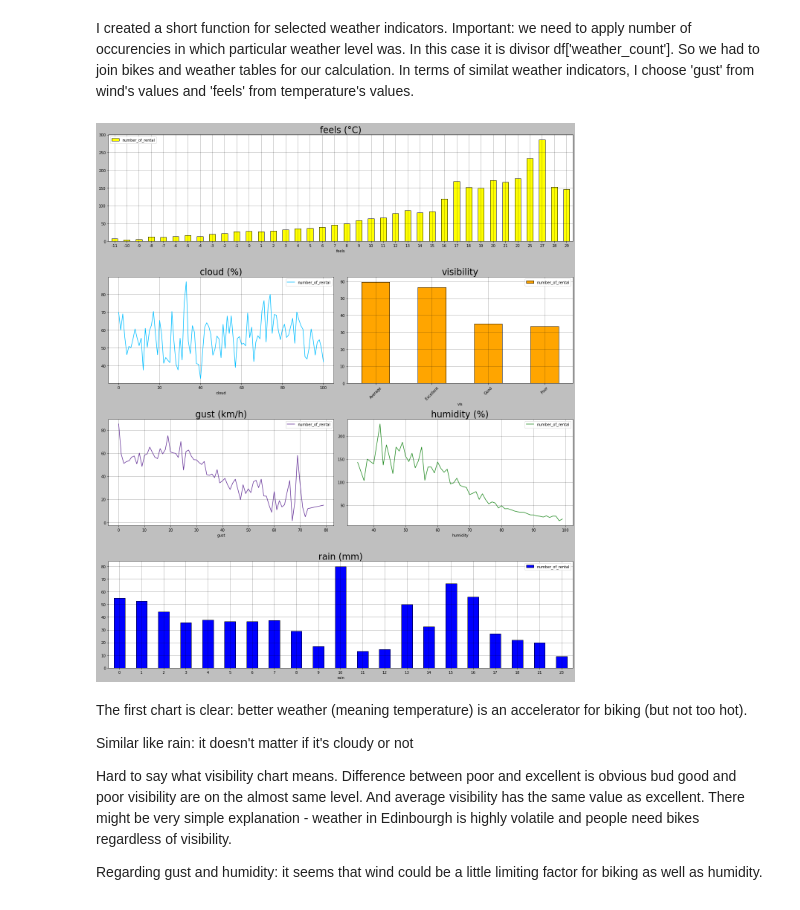
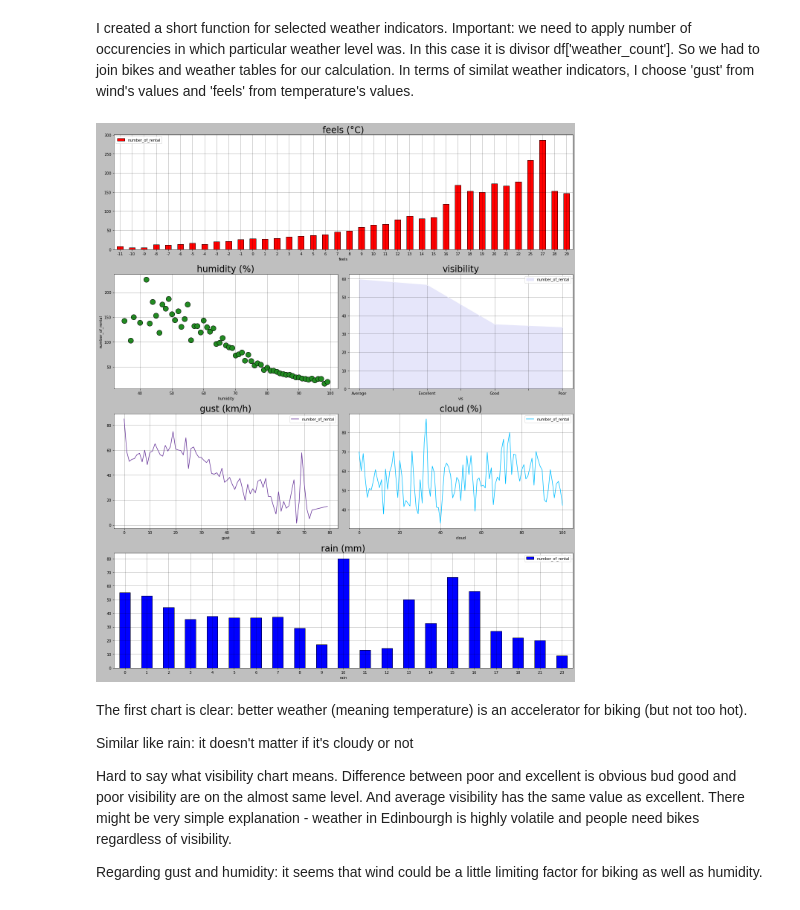
Before and after one commit to carlos108108/Just_Eat_Cycles_project, a Jupyter notebook: Edinburgh.ipynb, the cells around one changed output. Cells and saved outputs as stored; diff of their text form; code cells hidden in the pictures.

```diff
--- a/Edinburgh.ipynb
+++ b/Edinburgh.ipynb
@@ -267,40 +268,41 @@ def weather_table(variable:str):
     df1 = (e_weather_df.query("date > '2018-09-14'")
            .groupby(variable).count()[['time']]
            .rename(columns={'time': 'weather_count'}))
     df2 = final_df.groupby(variable).count()[['index']].rename(columns={'index': 'final_df_count'})
     df = df1.join(df2)
     df['number_of_rental'] = df['final_df_count'] / df['weather_count']
     return df
 
 fig = plt.figure(figsize=(18,21))
 ax1 = plt.subplot2grid( (4,4), (0,0), colspan=4 )
 ax2 = plt.subplot2grid( (4,4), (1,0), colspan=2 )
 ax3 = plt.subplot2grid( (4,4), (1,2), colspan=2 )
 ax4 = plt.subplot2grid( (4,4), (2,0), colspan=2 )
 ax5 = plt.subplot2grid( (4,4), (2,2), colspan=2 )
 ax6 = plt.subplot2grid( (4,4), (3,0), colspan=4 )
 
 
 weather_table('gust')[['number_of_rental']].plot.line(color='rebeccapurple', ax=ax4);
 weather_table('rain')[['number_of_rental']].plot.bar(rot=0, color='blue', edgecolor='k', ax=ax6);
-weather_table('humidity')[['number_of_rental']].plot.line(color='forestgreen', ax=ax5);
-weather_table('vis')[['number_of_rental']].plot.bar(rot=45, color='orange', edgecolor='k', ax=ax3);
-weather_table('feels')[['number_of_rental']].plot.bar(rot=0, color='yellow', edgecolor='k', ax=ax1);
-weather_table('cloud')[['number_of_rental']].plot.line(color='deepskyblue', ax=ax2);
+(weather_table('humidity').assign(humidity=weather_table('humidity').index)
+.plot.scatter('humidity', 'number_of_rental', s=200, edgecolor='k', color='forestgreen', ax=ax2));
+weather_table('vis')[['number_of_rental']].plot.area(color='lavender',  ax=ax3);
+weather_table('feels')[['number_of_rental']].plot.bar(rot=0, color='r', edgecolor='k', ax=ax1);
+weather_table('cloud')[['number_of_rental']].plot.line(color='deepskyblue', ax=ax5);
 
 ax4.set_title(label='gust (km/h)', fontsize=24);
-ax5.set_title(label='humidity (%)', fontsize=24);
+ax2.set_title(label='humidity (%)', fontsize=24);
 ax6.set_title(label='rain (mm)', fontsize = 24);
 ax3.set_title(label='visibility', fontsize = 24);
 ax1.set_title(label='feels (°C)', fontsize = 24);
-ax2.set_title(label='cloud (%)', fontsize = 24);
+ax5.set_title(label='cloud (%)', fontsize = 24);
 
 [tbl.grid(alpha=.4) for tbl in (ax1, ax2, ax3, ax4, ax5, ax6)]
 
 plt.tight_layout()
 plt.show()
 # %% [output]
-[figure, old version]
+[figure, new version]
 # %% [markdown]
 The first chart is clear: better weather (meaning temperature) is an accelerator for biking (but not too hot).
 
```
Also changed, not shown: parts of 1 cell of this notebook.
